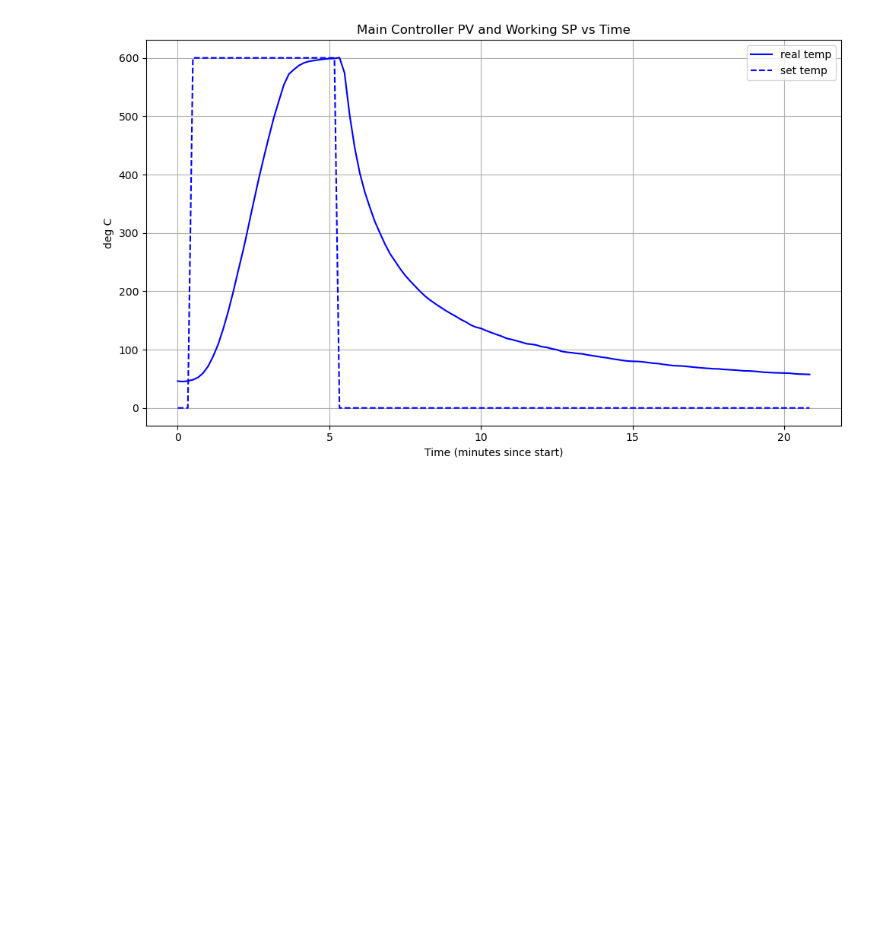
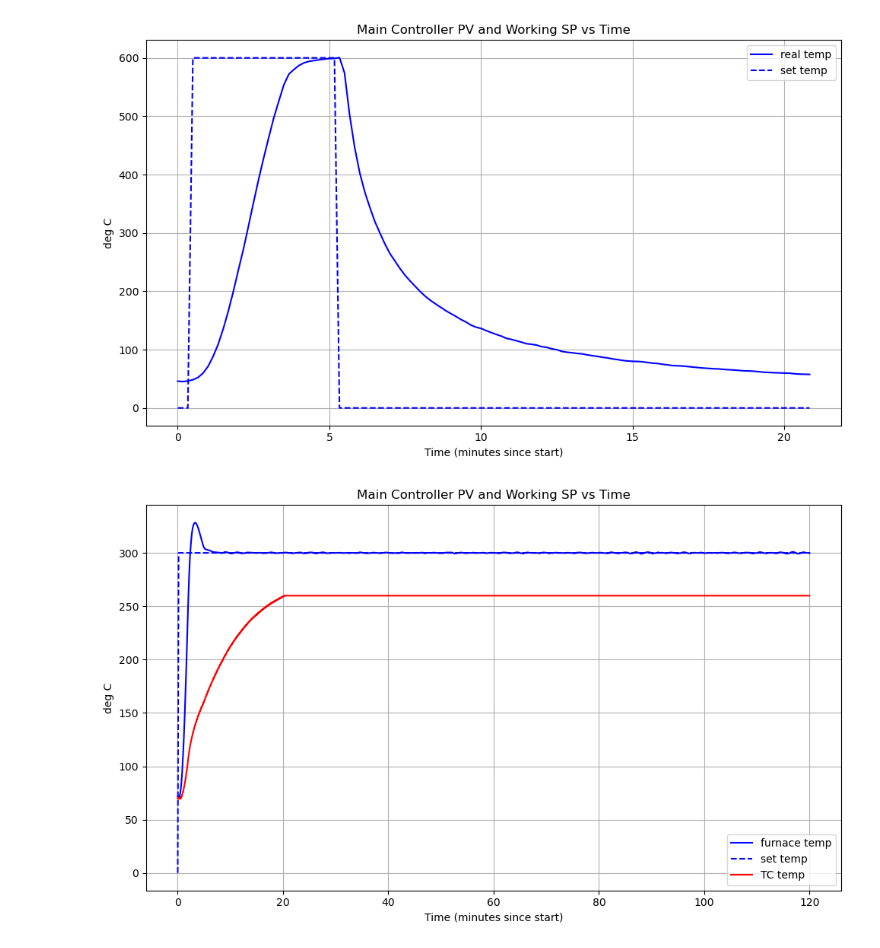
Before and after one commit to WeaverC20/SHIELDDataProcessing, a Jupyter notebook: PlotFurnaceData.ipynb, the cells around one changed output. Saved outputs shown, nothing was run; the diff lists cells and outputs as text; code cells hidden in the pictures; blank space fills up the shorter version.

Commit message:
method for plotting TC measured values vs furnace output and measured values and comparison with run

```diff
--- a/PlotFurnaceData.ipynb
+++ b/PlotFurnaceData.ipynb
@@ -7,9 +8,12 @@ from datetime import datetime
 run1 = 'Data/Log104092025184240.csv'
 run2 = 'Data/LOG204092025184240.csv'
 run3 = 'Data/LOG304092025193841.csv'
+run4 = 'Data/TCCOMP10272025194016.csv'
+
 df1 = pd.read_csv(run1, skiprows=1)
 df2 = pd.read_csv(run2, skiprows=1)
 df3 = pd.read_csv(run3, skiprows=1)
+df4 = pd.read_csv(run4, skiprows=1)
 # %%
 def seconds_to_mins(df):
     # Convert times to minutes since first timestamp
@@ -21,10 +25,12 @@ def seconds_to_mins(df):
 df1['Time'] = pd.to_datetime(df1['Time'], format='%H:%M:%S').dt.time
 df2['Time'] = pd.to_datetime(df2['Time'], format='%H:%M:%S').dt.time
 df3['Time'] = pd.to_datetime(df3['Time'], format='%H:%M:%S').dt.time
+df4['Time'] = pd.to_datetime(df4['Time'], format='%H:%M:%S').dt.time
 
 time_minutes1 = seconds_to_mins(df1)
 time_minutes2 = seconds_to_mins(df2)
 time_minutes3 = seconds_to_mins(df3)
+time_minutes4 = seconds_to_mins(df4)
 # %%
 # Plot
 plt.figure(figsize=(10, 6))
@@ -58,3 +64,33 @@ plt.tight_layout()
 plt.show()
 # %% [output]
 [figure]
+# %%
+
+data_path = '/Users/colinweaver/Documents/PTTEP/Results/10.27/run_4_15h51'
+
+# Load data
+t_TC4, df_TC4 = load_TC_data(data_path + "/thermocouple_data.csv")
+# print(list(df_TC4.columns))
+TC_voltage_mV4 = df_TC4["type_K_thermocouple_Voltage_mV"].to_numpy(dtype=float)
+TC_temp_C4 = voltage_to_temp_typeK(TC_voltage_mV4)
+
+# print(time_minutes4[-1])
+idx = np.searchsorted(t_TC4, time_minutes4.iloc[-1]*60, side='right')
+t_TC4 = t_TC4[:idx]
+TC_temp_C4 = TC_temp_C4[:idx]
+# %%
+# Plot
+plt.figure(figsize=(10, 6))
+plt.plot(time_minutes4, df4['Main_Controller_PV'], color='blue', linestyle='-', label='furnace temp')
+plt.plot(time_minutes4, df4['Main_Controller_Working_SP'], color='blue', linestyle='--', label='set temp')
+plt.plot(t_TC4/60, TC_temp_C4, color='red', linestyle='-', label='TC temp')
+
+plt.xlabel('Time (minutes since start)')
+plt.ylabel('deg C')
+plt.title('Main Controller PV and Working SP vs Time')
+plt.legend()
+plt.grid(True)
+plt.tight_layout()
+plt.show()
+# %% [output]
+[figure, added]
```
Also changed, not shown: parts of 1 cell of this notebook, 4 other files.
